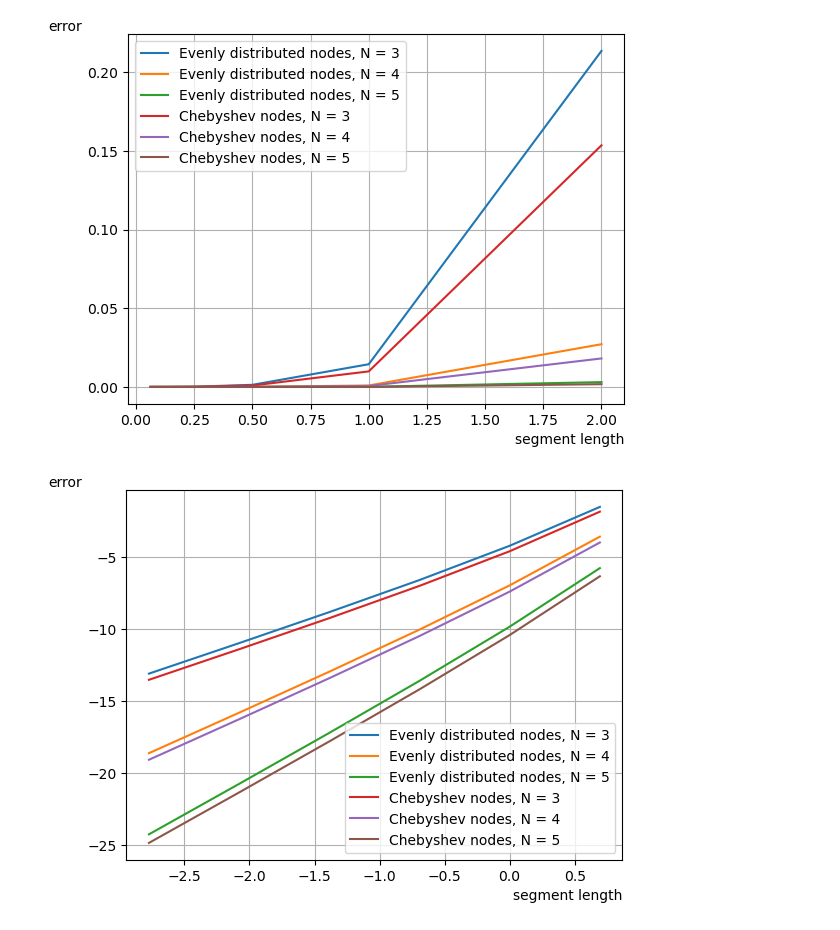
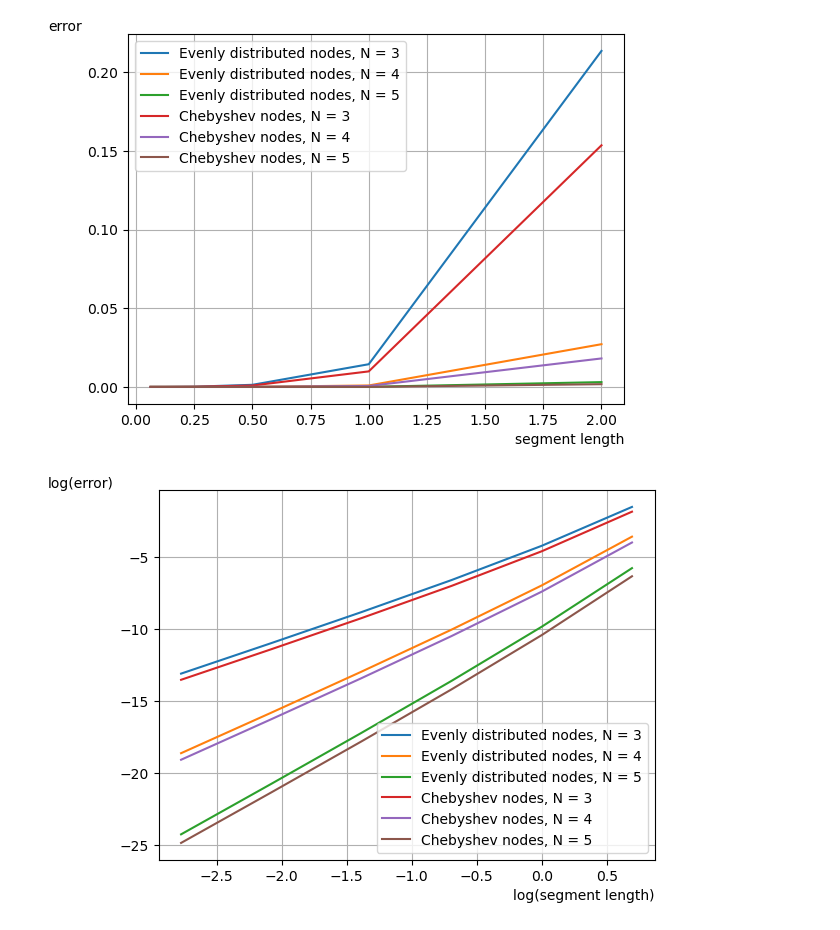
Before and after one commit to ElinaMukhamedova/Elina_5sem, a Jupyter notebook: Computational Mathematics/Interpolation/graphs.ipynb, the cells around one changed output. Cells and saved outputs as stored; diff of their text form; code cells hidden in the pictures.

```diff
--- a/Computational Mathematics/Interpolation/graphs.ipynb
+++ b/Computational Mathematics/Interpolation/graphs.ipynb
@@ -41,21 +41,21 @@ plt.show()
 # %%
 lengths = [2, 1, 0.5, 0.25, 0.125, 0.0625]
 errors_3 = [0.213456, 0.0144207, 0.00133928, 0.000144695, 1.68267e-05, 2.02909e-06]
 errors_4 = [0.0271413, 0.00092402, 4.297e-05, 2.32139e-06, 1.34962e-07, 8.1365e-09]
 errors_5 = [0.00305648, 5.26571e-05, 1.22995e-06, 3.32862e-08, 9.6843e-10, 2.9204e-11]
 errors_3_1 = [0.153496, 0.00986555, 0.000892973, 9.52264e-05, 1.10015e-05, 1.32229e-06]
 errors_4_1 = [0.0180952, 0.000600007, 2.75427e-05, 1.47842e-06, 8.56781e-08, 5.15709e-09]
 errors_5_1 = [0.00173888, 2.94548e-05, 6.82559e-07, 1.84015e-08, 5.34359e-10, 1.60989e-11]
 plt.grid()
 plt.plot(np.log(lengths), np.log(errors_3), label = 'Evenly distributed nodes, N = 3')
 plt.plot(np.log(lengths), np.log(errors_4), label = 'Evenly distributed nodes, N = 4')
 plt.plot(np.log(lengths), np.log(errors_5), label = 'Evenly distributed nodes, N = 5')
 plt.plot(np.log(lengths), np.log(errors_3_1), label = 'Chebyshev nodes, N = 3')
 plt.plot(np.log(lengths), np.log(errors_4_1), label = 'Chebyshev nodes, N = 4')
 plt.plot(np.log(lengths), np.log(errors_5_1), label = 'Chebyshev nodes, N = 5')
-plt.xlabel(r'segment length', loc = 'right')
-plt.ylabel(r'error', rotation = 0, loc = 'top')
+plt.xlabel(r'log(segment length)', loc = 'right')
+plt.ylabel(r'log(error)', rotation = 0, loc = 'top')
 plt.legend()
 plt.show()
 # %% [output]
-[figure, old version]
+[figure, new version]
```
